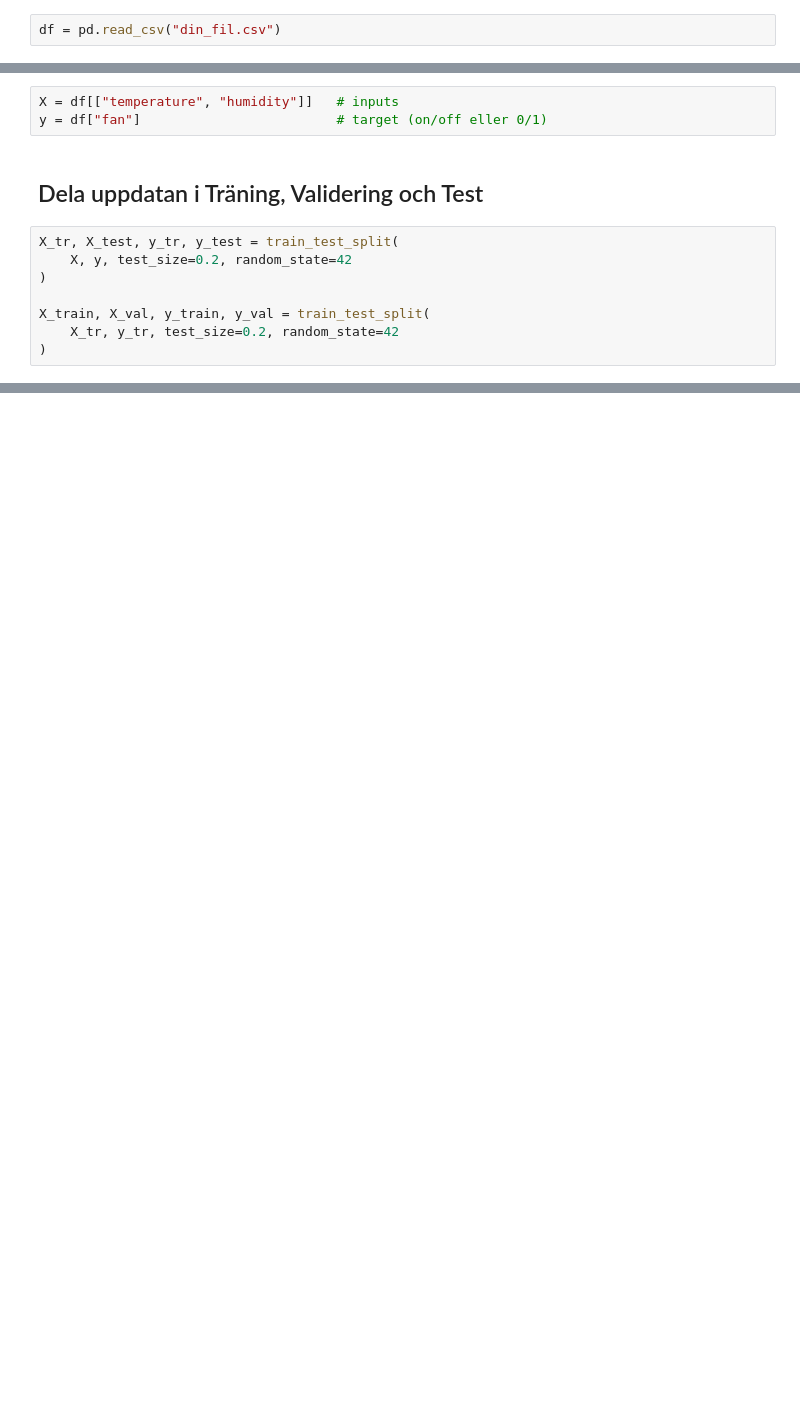
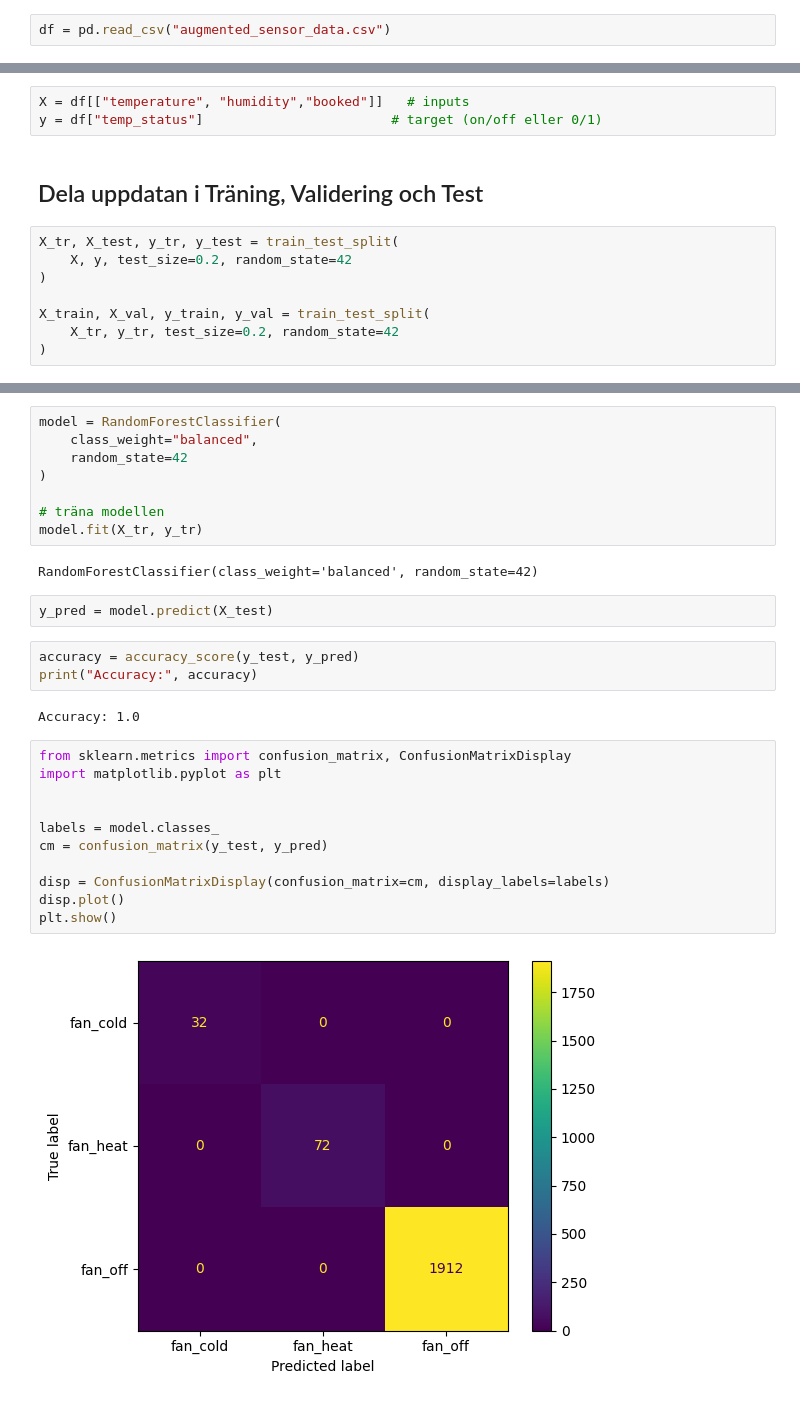
Before and after one commit to Puttaren/IoT-kunskapskontroll-2, a Jupyter notebook: ML-modell .ipynb, the cells around one changed output, grey strips where cells are left out. Saved outputs shown, nothing was run; the diff lists cells and outputs as text; blank space fills up the shorter version.

Commit message:
Uppdaterad kod och lite visualisering

```diff
--- a/ML-modell .ipynb
+++ b/ML-modell .ipynb
@@ -6,4 +6,4 @@ from sklearn.model_selection import train_test_split
 from sklearn.ensemble import RandomForestClassifier
 from sklearn.metrics import accuracy_score
 # %%
-df = pd.read_csv("din_fil.csv")
+df = pd.read_csv("augmented_sensor_data.csv")
@@ -10,6 +19,6 @@ df = pd.read_csv("din_fil.csv")
 # %%
-X = df[["temperature", "humidity"]]   # inputs
-y = df["fan"]                         # target (on/off eller 0/1)
+X = df[["temperature", "humidity","booked"]]   # inputs
+y = df["temp_status"]                        # target (on/off eller 0/1)
 # %% [markdown]
 ## Dela uppdatan i Träning, Validering och Test
 # %%
@@ -38,0 +53,30 @@ print("Accuracy:", accuracy)
+# %%
+model = RandomForestClassifier(
+    class_weight="balanced",
+    random_state=42
+)
+
+# träna modellen
+model.fit(X_tr, y_tr)
+# %% [output]
+RandomForestClassifier(class_weight='balanced', random_state=42)
+# %%
+y_pred = model.predict(X_test)
+# %%
+accuracy = accuracy_score(y_test, y_pred)
+print("Accuracy:", accuracy)
+# %% [output]
+Accuracy: 1.0
+# %%
+from sklearn.metrics import confusion_matrix, ConfusionMatrixDisplay
+import matplotlib.pyplot as plt
+
+
+labels = model.classes_
+cm = confusion_matrix(y_test, y_pred)
+
+disp = ConfusionMatrixDisplay(confusion_matrix=cm, display_labels=labels)
+disp.plot()
+plt.show()
+# %% [output]
+[figure, added]
```
Also changed, not shown: parts of 11 cells of this notebook, 2 other files.
